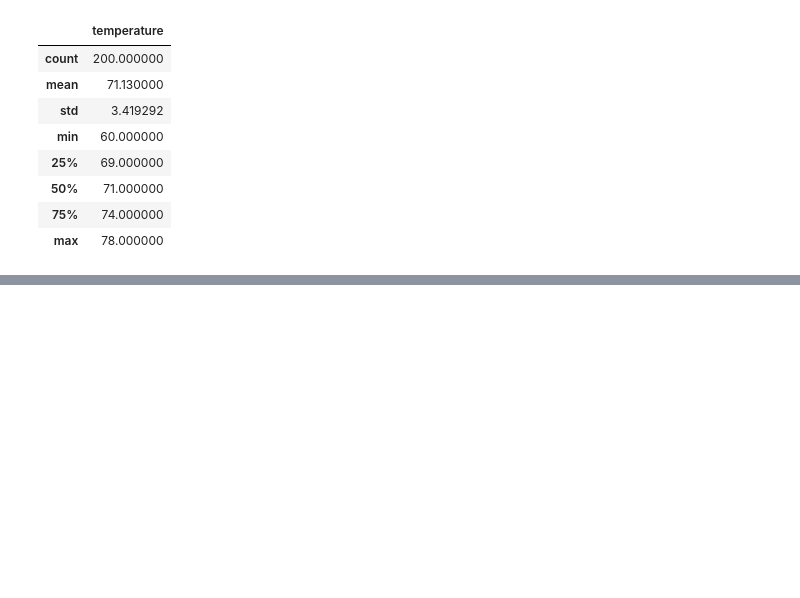
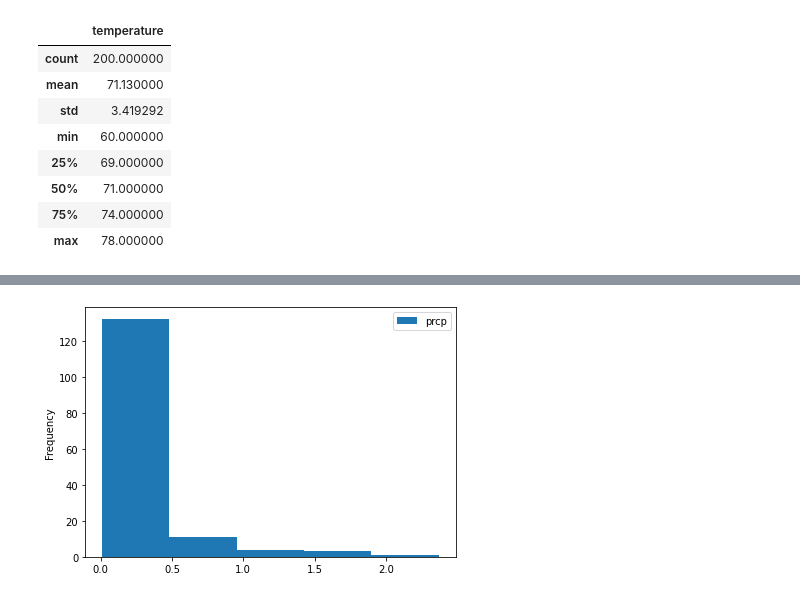
Before and after one commit to crtallent/surfs_up, a Jupyter notebook: SurfsUp_Challenge.ipynb, the cells around one changed output, grey strips where cells are left out. Drawn from its saved outputs; the diff is of its cells as text; code cells hidden in the pictures; blank space fills up the shorter version.

```diff
--- a/SurfsUp_Challenge.ipynb
+++ b/SurfsUp_Challenge.ipynb
@@ -175,0 +196,11 @@ df.describe()
+# %%
+# Query the last 2 months of prcp observation data for this station and plot the results as a histogram
+results = session.query(Measurement.prcp).\
+filter(Measurement.date, Measurement.prcp).filter(Measurement.date <= '2016-12-31', Measurement.date >= '2016-12-01').all()
+#print(results)
+df = pd.DataFrame(results, columns=['prcp'])
+#print(df)
+df.plot.hist(bins=5)
+plt.tight_layout()
+# %% [output]
+[figure, added]
```
Also changed, not shown: parts of 3 cells of this notebook, 3 other files.
